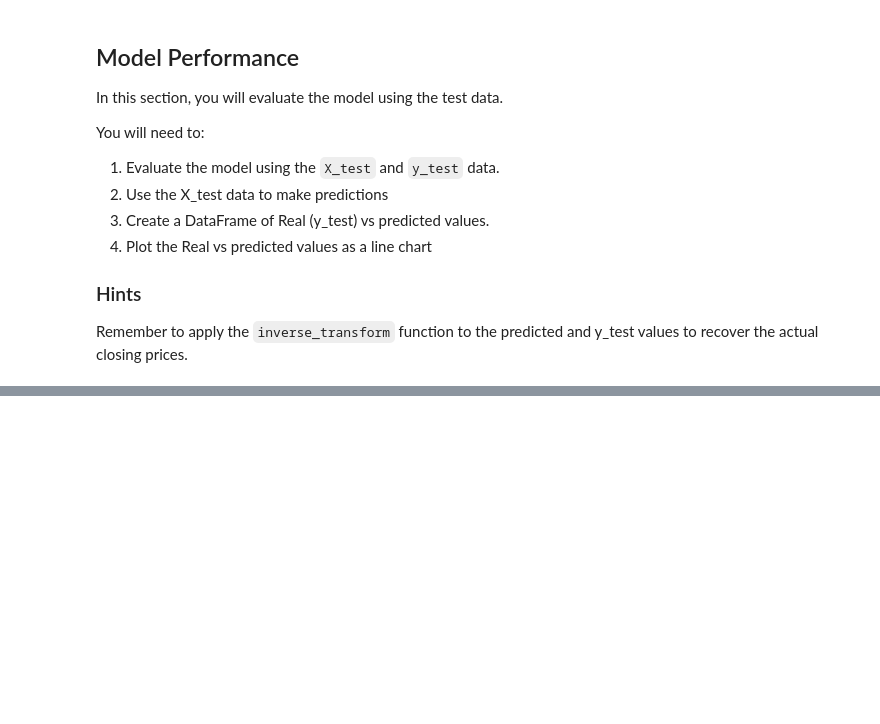
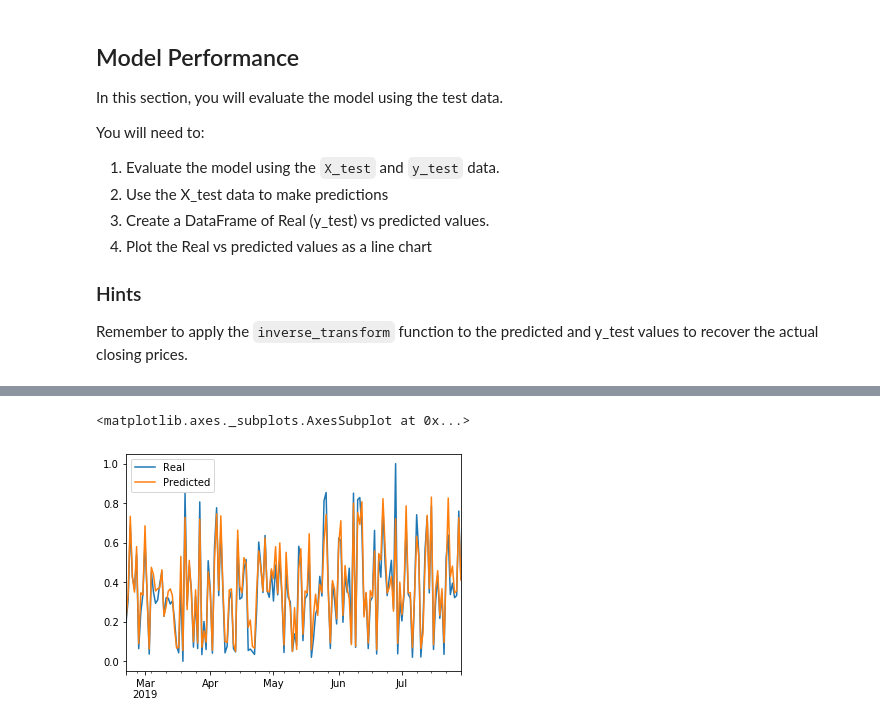
Before and after one commit to richadudani/Deep-Learning, a Jupyter notebook: Codes/lstm_stock_predictor_closing.ipynb, the cells around one changed output, grey strips where cells are left out. Saved outputs shown, nothing was run; the diff lists cells and outputs as text; code cells hidden in the pictures; blank space fills up the shorter version.

```diff
--- a/Codes/lstm_stock_predictor_closing.ipynb
+++ b/Codes/lstm_stock_predictor_closing.ipynb
@@ -262,4 +396,4 @@ stocks.head()
 # %%
 # Plot the real vs predicted values as a line chart
-# YOUR CODE HERE!
+stocks.plot()
 # %% [output]
@@ -266,0 +400,2 @@ stocks.head()
+<matplotlib.axes._subplots.AxesSubplot at 0x...>
+[figure, added]
```
Also changed, not shown: parts of 22 cells of this notebook.
